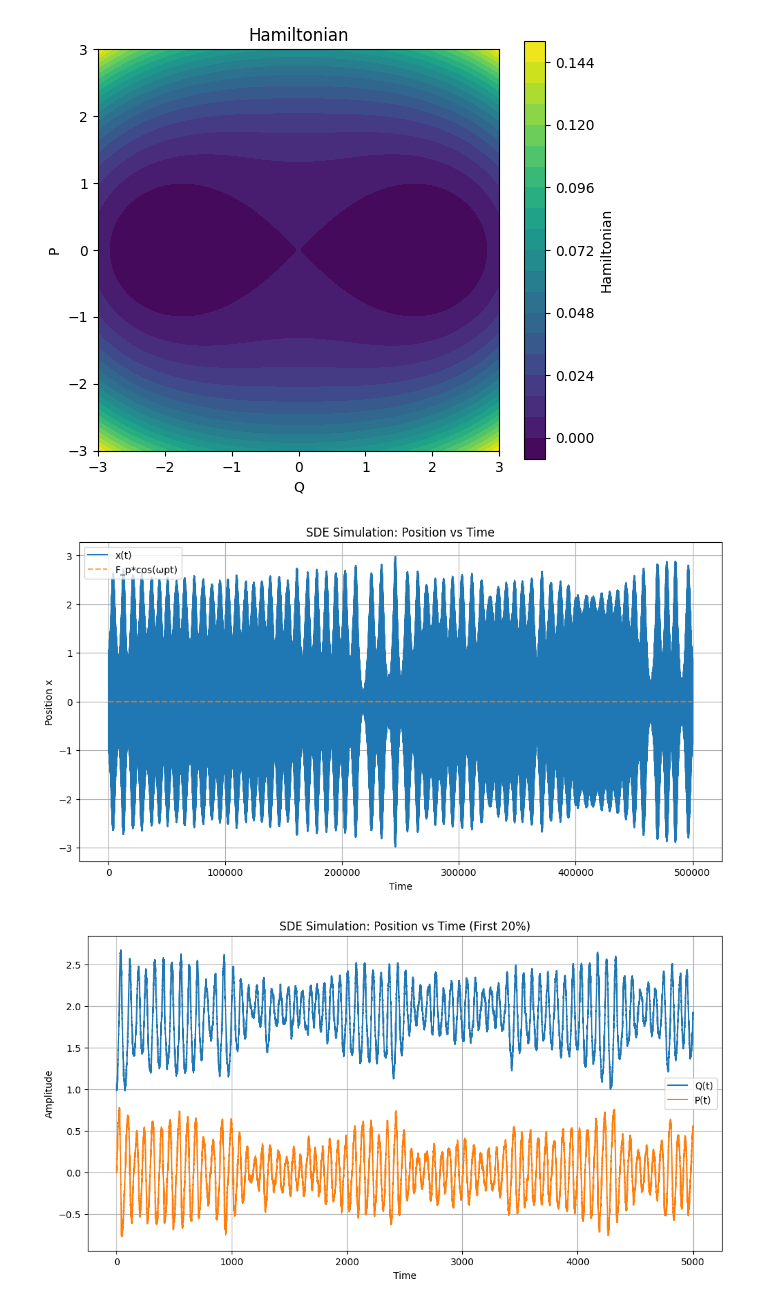
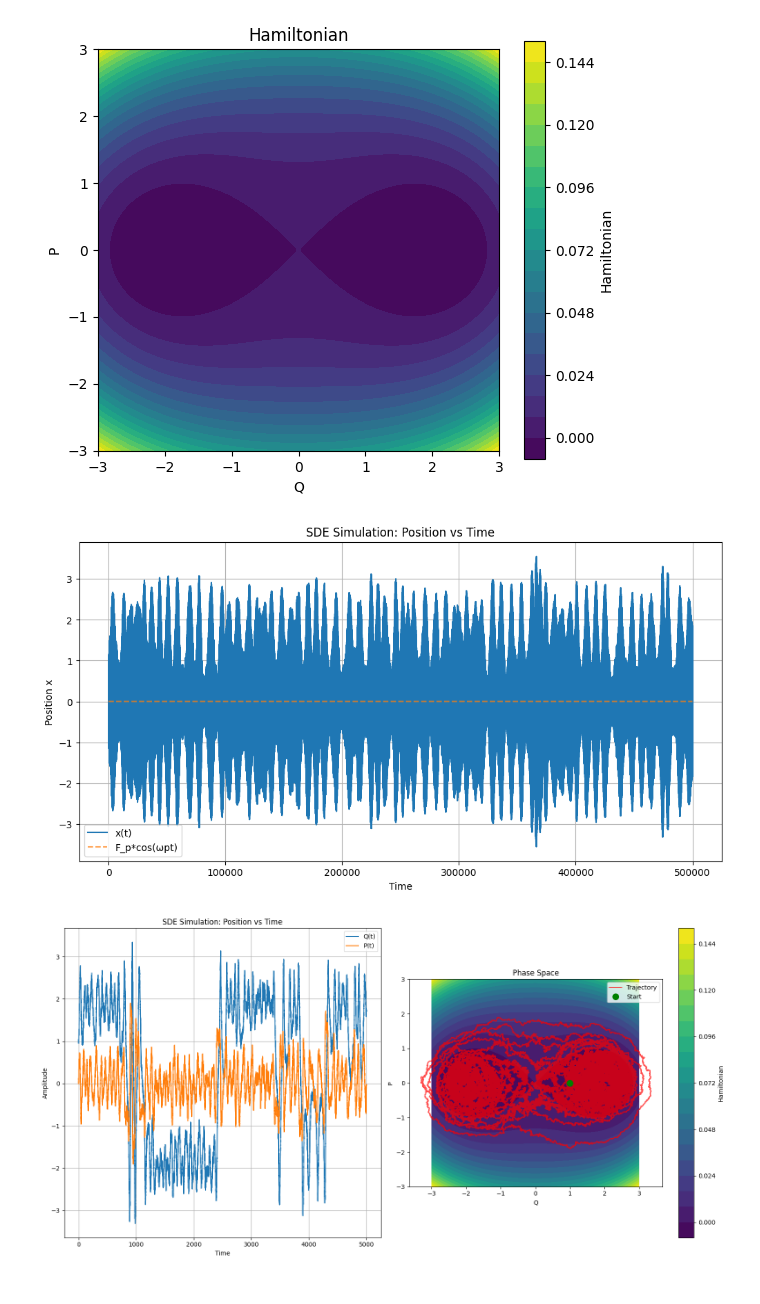
Before and after one commit to cyboesch/oscillator_dev, a Jupyter notebook: thermoai/notebooks/drirect_integration_NVS_nonlinear.ipynb, the cells around one changed output. Drawn from its saved outputs; the diff is of its cells as text; code cells hidden in the pictures.

```diff
--- a/thermoai/notebooks/drirect_integration_NVS_nonlinear.ipynb
+++ b/thermoai/notebooks/drirect_integration_NVS_nonlinear.ipynb
@@ -18,11 +18,11 @@ jax.config.update("jax_enable_x64", True)
 
 # Physical Constants and Parameters
 M = 1.0
-w_0 = 1.0          # Natural frequency (rad/s)
+w_0 = 1.0-0.01          # Natural frequency (rad/s)
 w_p = 2*w_0      # Driving frequency (rad/s), near 2*w_0 for w_p resonance
 period = 2*jnp.pi/w_0
 F_p = 0.03      # Amplitude of the w_p driving
-Qual = 10000.0
+Qual = 1000.0
 GAMMA = w_0/(2*Qual)
 gamma = .005          # Nonlinearity coefficient (Duffing term)
 
@@ -136,7 +136,7 @@ plt.grid(True)
 plt.legend()
 plt.show()
 # %% [output]
-[figure, old version]
+[figure, new version]
 # %%
 # # Amplitude Equations SDEs for RWA
 def drift_QP_fn(t, state, args):
@@ -191,19 +191,35 @@ sde_samples_QP = solution_QP.ys
 # %%
 # Calculate the index for 20% of the data
 cutoff_idx = int(len(ts_dim) )
 
-plt.figure(figsize=(12, 6))
-plt.plot(ts_dim[:cutoff_idx]/period, sde_samples_QP[:cutoff_idx, 0], label='Q(t)')
-plt.plot(ts_dim[:cutoff_idx]/period, sde_samples_QP[:cutoff_idx, 1], label='P(t)')
-plt.xlabel('Time')
-plt.ylabel('Amplitude')
-plt.title('SDE Simulation: Position vs Time (First 20%)')
-plt.grid(True)
-plt.legend()
-plt.savefig(f'QP_trajectory_T={T}_qual={Qual}.png')
+# Create a figure with two subplots side by side
+fig, (ax1, ax2) = plt.subplots(1, 2, figsize=(16, 8))
+
+# Left subplot: Q(t) and P(t) trajectories
+ax1.plot(ts_dim[:cutoff_idx]/period, sde_samples_QP[:cutoff_idx, 0], label='Q(t)')
+ax1.plot(ts_dim[:cutoff_idx]/period, sde_samples_QP[:cutoff_idx, 1], label='P(t)')
+ax1.set_xlabel('Time')
+ax1.set_ylabel('Amplitude')
+ax1.set_title('SDE Simulation: Position vs Time')
+ax1.grid(True)
+ax1.legend()
+
+# Right subplot: Phase space with Hamiltonian contour
+contour = ax2.contourf(Q_range, P_range, H_values, levels=20, cmap='viridis')
+plt.colorbar(contour, ax=ax2, label='Hamiltonian')
+ax2.plot(sde_samples_QP[:, 0], sde_samples_QP[:, 1], 'r-', label='Trajectory', alpha=0.7)
+ax2.plot(sde_samples_QP[0, 0], sde_samples_QP[0, 1], 'go', label='Start', markersize=10)
+ax2.set_aspect('equal')
+ax2.set_xlabel('Q')
+ax2.set_ylabel('P')
+ax2.set_title('Phase Space')
+ax2.legend()
+
+plt.tight_layout()
+plt.savefig(f'out/QP_trajectory_T={T}_qual={Qual}.png', dpi=300, bbox_inches='tight')
 plt.show()
 # %% [output]
-[figure, old version]
+[figure, new version]
 # %%
 def reconstruct_x(t, Q, P):
     """
```
Also changed, not shown: parts of 4 cells of this notebook.
